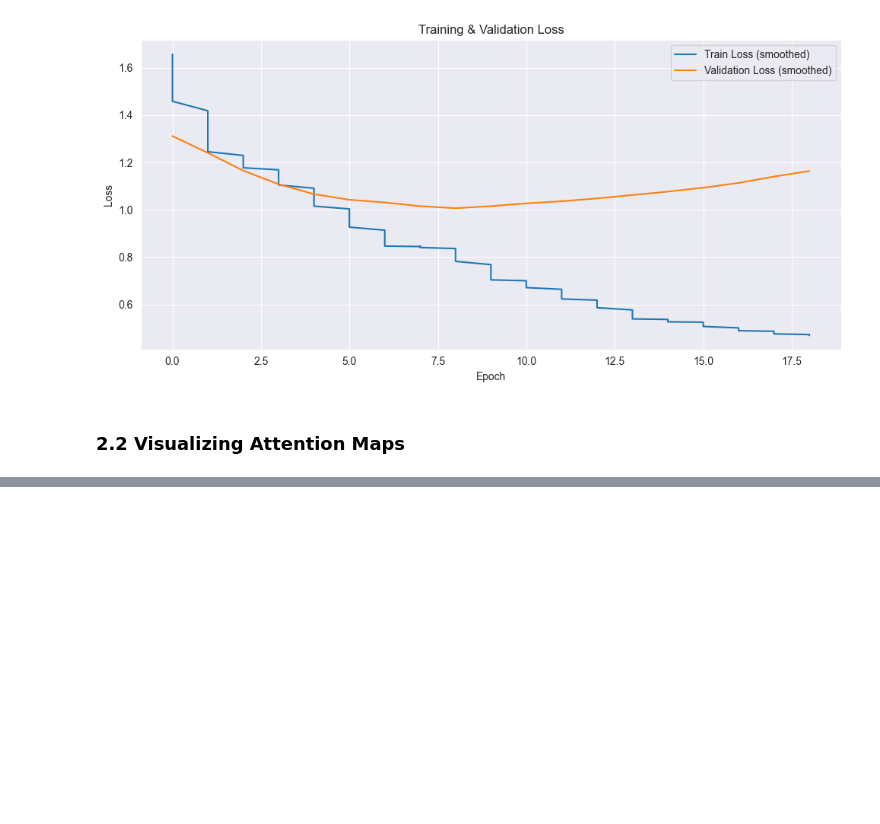
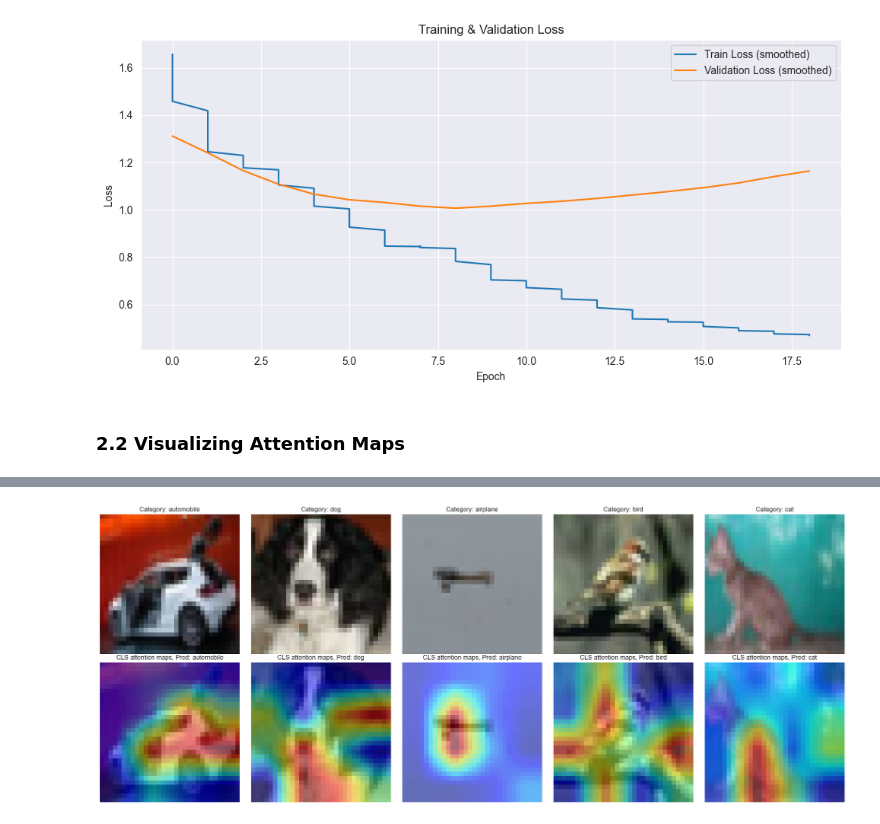
Before and after one commit to amirnadaBGU/deeplearning_hw3, a Jupyter notebook: Assignment3.ipynb, the cells around one changed output, grey strips where cells are left out. Drawn from its saved outputs; the diff is of its cells as text; code cells hidden in the pictures; blank space fills up the shorter version.

```diff
--- a/Assignment3.ipynb
+++ b/Assignment3.ipynb
@@ -1191,0 +1353,5 @@ with torch.no_grad():
+# %%
+
+show_vit_attention_examples(best_model, test_dataset,equal_tags = True,random_seed=25)
+# %% [output]
+[figure, added]
```
Also changed, not shown: parts of 8 cells of this notebook.
